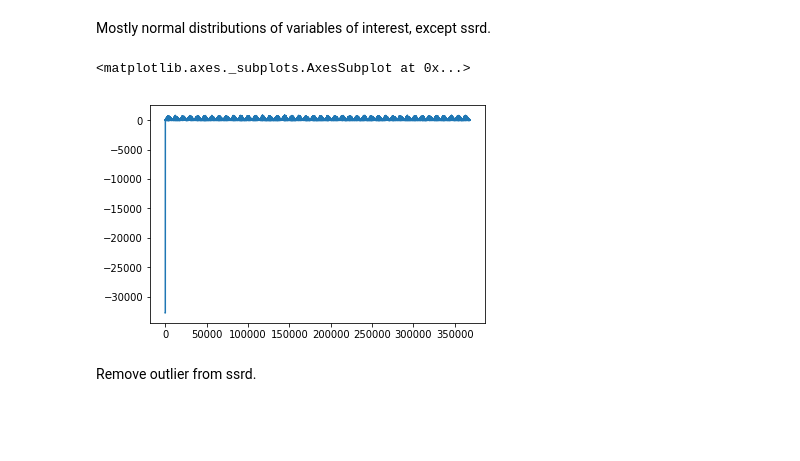
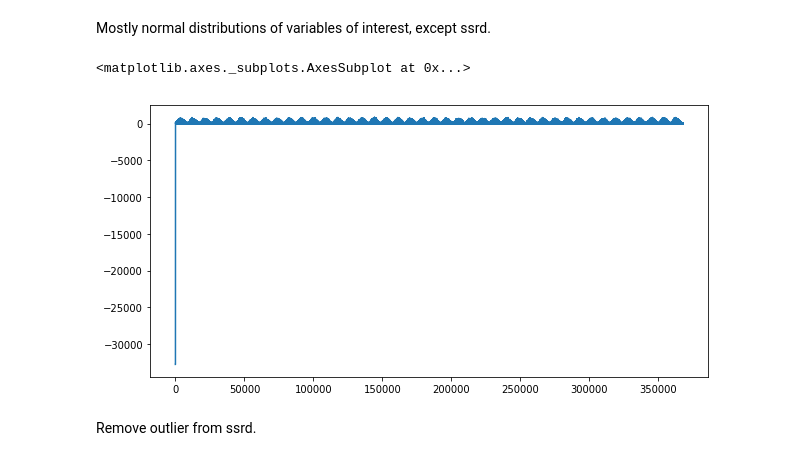
Before and after one commit to 2021-Energy-Climate-Hackathon/group_1, a Jupyter notebook: t2m_modeling.ipynb, the cells around one changed output. Cells and saved outputs as stored; diff of their text form; code cells hidden in the pictures; blank space fills up the shorter version.

```diff
--- a/t2m_modeling.ipynb
+++ b/t2m_modeling.ipynb
@@ -60,10 +63,10 @@ array([[<matplotlib.axes._subplots.AxesSubplot object at 0x...>,
 # %% [markdown]
 Mostly normal distributions of variables of interest, except ssrd.
 # %%
-df.ssrd.plot(figsize=())
+df.ssrd.plot(figsize=(10,5))
 # %% [output]
 <matplotlib.axes._subplots.AxesSubplot at 0x...>
-[figure, old version]
+[figure, new version]
 # %% [markdown]
 Remove outlier from ssrd.
 # %%
```
Also changed, not shown: parts of 26 cells of this notebook.
